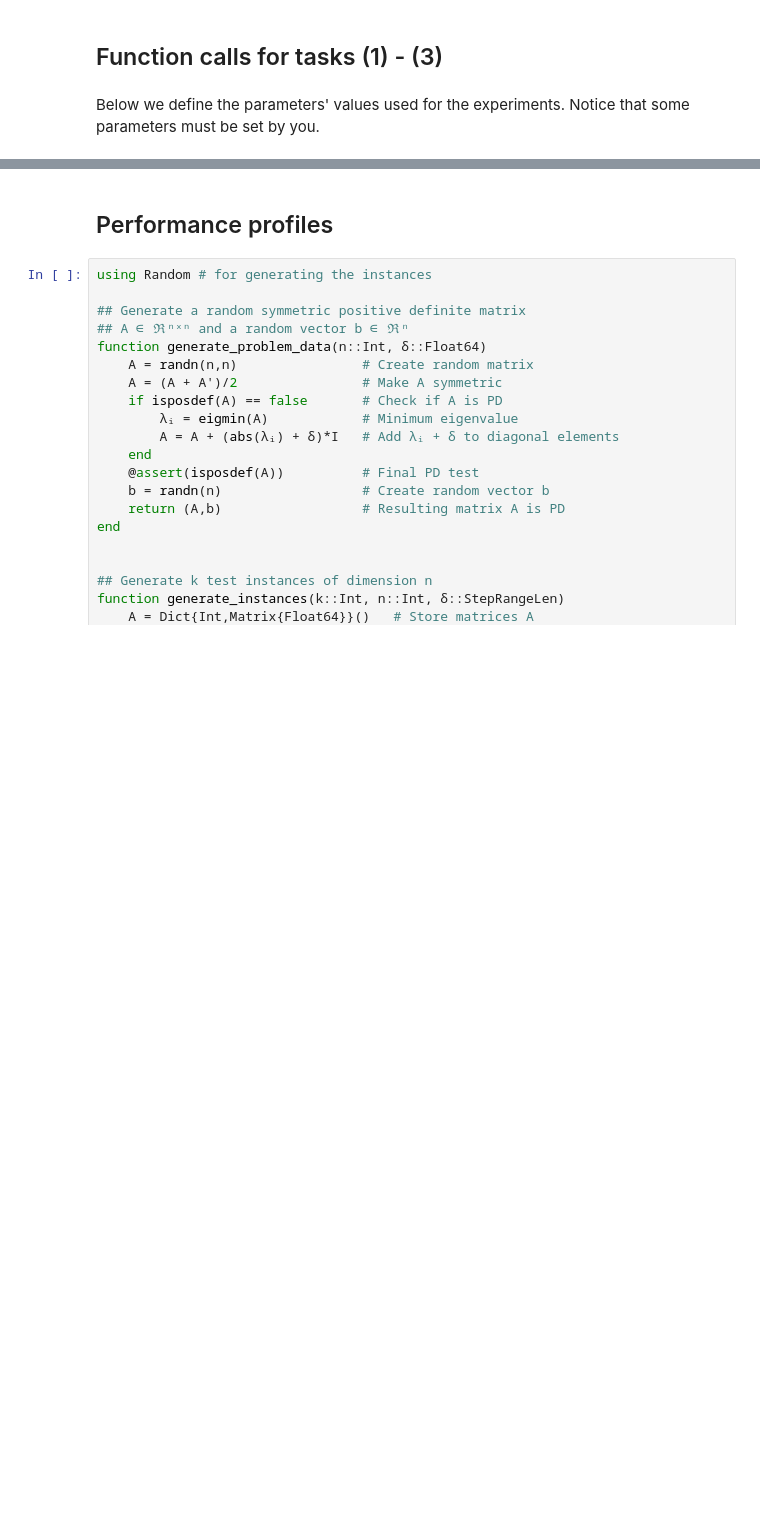
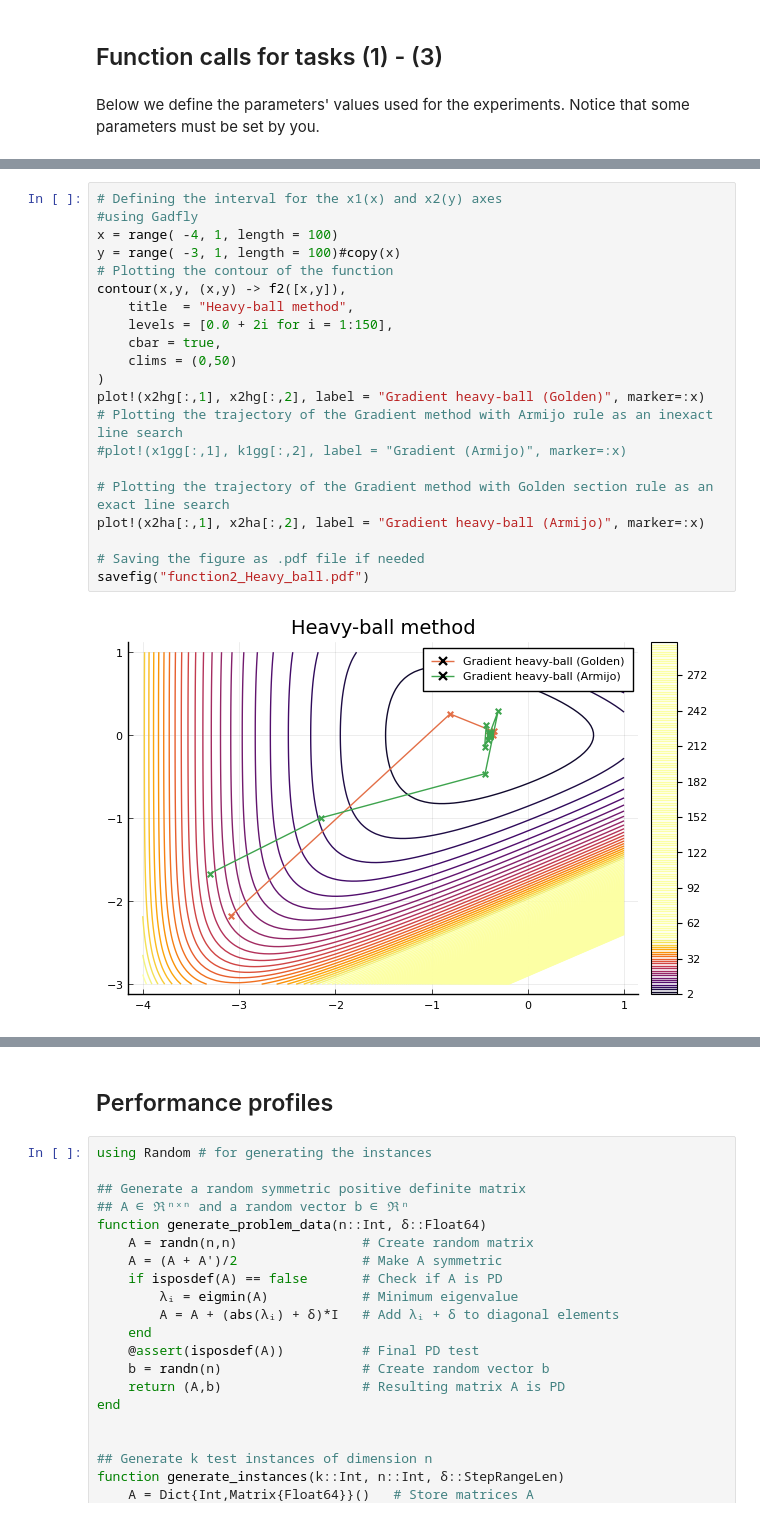
Before and after one commit to sara-tuo/project1, a Jupyter notebook: Project_1_skeleton_code.ipynb, the cells around one changed output, grey strips where cells are left out. Saved outputs shown, nothing was run; the diff lists cells and outputs as text; blank space fills up the shorter version.

```diff
--- a/Project_1_skeleton_code.ipynb
+++ b/Project_1_skeleton_code.ipynb
@@ -636,0 +680,23 @@ x2 = [-2.5, -3.5]
+# %%
+# Defining the interval for the x1(x) and x2(y) axes
+#using Gadfly
+x = range( -4, 1, length = 100)
+y = range( -3, 1, length = 100)#copy(x)
+# Plotting the contour of the function
+contour(x,y, (x,y) -> f2([x,y]),
+    title  = "Heavy-ball method",
+    levels = [0.0 + 2i for i = 1:150],
+    cbar = true,
+    clims = (0,50)
+)
+plot!(x2hg[:,1], x2hg[:,2], label = "Gradient heavy-ball (Golden)", marker=:x)
+# Plotting the trajectory of the Gradient method with Armijo rule as an inexact line search
+#plot!(x1gg[:,1], k1gg[:,2], label = "Gradient (Armijo)", marker=:x)
+
+# Plotting the trajectory of the Gradient method with Golden section rule as an exact line search
+plot!(x2ha[:,1], x2ha[:,2], label = "Gradient heavy-ball (Armijo)", marker=:x)
+
+# Saving the figure as .pdf file if needed
+savefig("function2_Heavy_ball.pdf")
+# %% [output]
+[figure, added]
```
Also changed, not shown: parts of 22 cells of this notebook, 12 other files.
